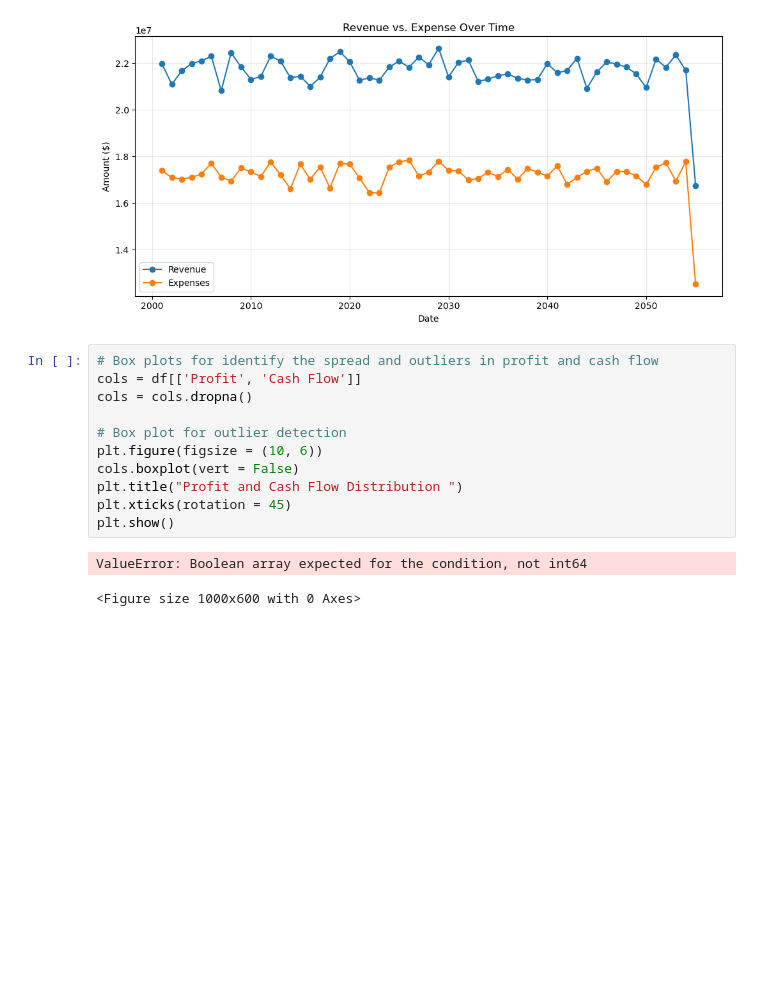
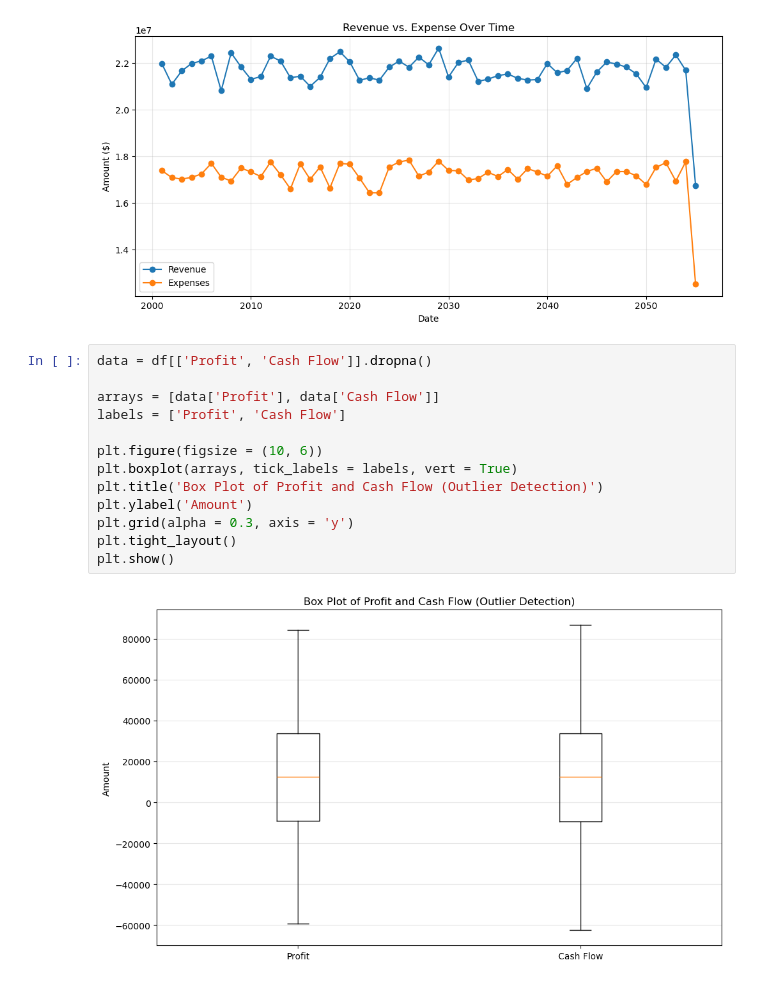
Before and after one commit to thepkcodes/Financial-Health-Analysis-for-a-Company, a Jupyter notebook: Python_Code.ipynb, the cells around one changed output. Drawn from its saved outputs; the diff is of its cells as text; blank space fills up the shorter version.

```diff
--- a/Python_Code.ipynb
+++ b/Python_Code.ipynb
@@ -128,16 +128,17 @@ plt.show()
 # %% [output]
 [figure]
 # %%
-# Box plots for identify the spread and outliers in profit and cash flow
-cols = df[['Profit', 'Cash Flow']]
-cols = cols.dropna()
+data = df[['Profit', 'Cash Flow']].dropna()
 
-# Box plot for outlier detection
+arrays = [data['Profit'], data['Cash Flow']]
+labels = ['Profit', 'Cash Flow']
+
 plt.figure(figsize = (10, 6))
-cols.boxplot(vert = False)
-plt.title("Profit and Cash Flow Distribution ")
-plt.xticks(rotation = 45)
+plt.boxplot(arrays, tick_labels = labels, vert = True)
+plt.title('Box Plot of Profit and Cash Flow (Outlier Detection)')
+plt.ylabel('Amount')
+plt.grid(alpha = 0.3, axis = 'y')
+plt.tight_layout()
 plt.show()
 # %% [output]
-ValueError: Boolean array expected for the condition, not int64
-<Figure size 1000x600 with 0 Axes>
+[figure, added]
```
Also changed, not shown: parts of 1 cell of this notebook.
